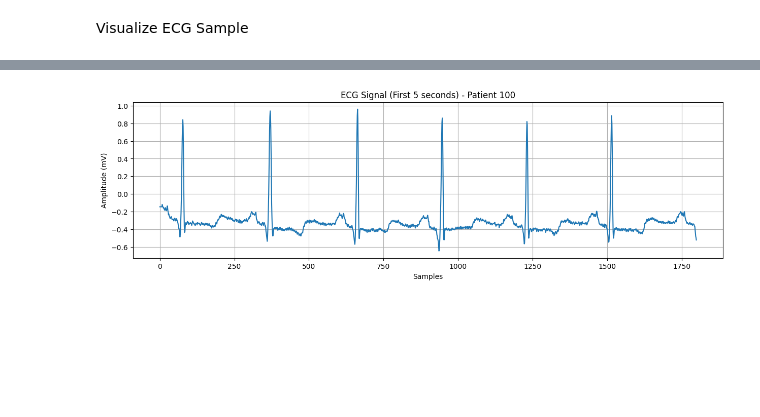
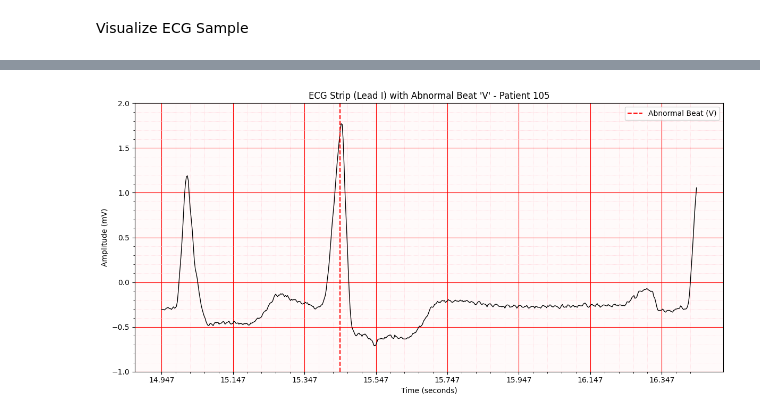
Before and after one commit to Surakshajain06/ECG-Classification-using-Autoencoder, a Jupyter notebook: Notebook/02. EDA.ipynb, the cells around one changed output, grey strips where cells are left out. Saved outputs shown, nothing was run; the diff lists cells and outputs as text; code cells hidden in the pictures; blank space fills up the shorter version.

Commit message:
Images

```diff
--- a/Notebook/02. EDA.ipynb
+++ b/Notebook/02. EDA.ipynb
@@ -63,19 +184,70 @@ Visualize ECG Sample
 # %%
+import wfdb
 import matplotlib.pyplot as plt
-import wfdb
+import numpy as np
 
-# Load full signal for patient 100 again (or store in all_records next time)
-record = wfdb.rdrecord("../Data/100")
-signal = record.p_signal  # Full ECG signal as a NumPy array
-fs = record.fs
+# Load record with abnormal beats
+record_id = "105"
+record = wfdb.rdrecord(f"../Data/{record_id}")
+annotation = wfdb.rdann(f"../Data/{record_id}", 'atr')
 
-# Plot first 5 seconds (fs * 5 samples)
-plt.figure(figsize=(15, 4))
-plt.plot(signal[:fs*5, 0])  # Lead 0 (e.g., MLII)
-plt.title("ECG Signal (First 5 seconds) - Patient 100")
-plt.xlabel("Samples")
-plt.ylabel("Amplitude (mV)")
-plt.grid(True)
-plt.show()
+signal = record.p_signal
+fs = record.fs  # 360 Hz for MIT-BIH
+
+# Find first 'V' beat
+Normal_indices = [i for i, sym in enumerate(annotation.symbol) if sym == 'V']
+
+if Normal_indices:
+    idx = Normal_indices[0]
+    beat_sample = annotation.sample[idx]
+
+    # Window: 0.5s before, 1s after
+    start = max(0, beat_sample - int(0.5 * fs))
+    end = min(len(signal), beat_sample + int(1.0 * fs))
+
+    ecg_segment = signal[start:end, 0]  # Lead I
+    time = np.arange(start, end) / fs
+
+    # Plot ECG segment
+    fig, ax = plt.subplots(figsize=(12, 6))
+    ax.plot(time, ecg_segment, color='black', linewidth=1)
+
+    # Mark abnormal beat
+    ax.axvline(x=beat_sample / fs, color='red', linestyle='--', label="Abnormal Beat (V)")
+
+    # ECG-style grid setup
+    ax.set_facecolor('#fffafa')  # Light pink background
+
+    # Y-axis limits aligned to 0.5 mV blocks
+    ymin = np.floor(min(ecg_segment) * 2) / 2
+    ymax = np.ceil(max(ecg_segment) * 2) / 2
+    ax.set_ylim([ymin, ymax])
+
+    # X-axis major/minor ticks (time)
+    major_xticks = np.arange(time[0], time[-1], 0.2)   # Large box = 0.2 sec
+    minor_xticks = np.arange(time[0], time[-1], 0.04)  # Small box = 0.04 sec
+    ax.set_xticks(major_xticks)
+    ax.set_xticks(minor_xticks, minor=True)
+
+    # Y-axis major/minor ticks (mV)
+    major_yticks = np.arange(ymin, ymax + 0.5, 0.5)
+    minor_yticks = np.arange(ymin, ymax + 0.1, 0.1)
+    ax.set_yticks(major_yticks)
+    ax.set_yticks(minor_yticks, minor=True)
+
+    # Draw grids
+    ax.grid(which='major', color='red', linewidth=0.8)
+    ax.grid(which='minor', color='pink', linestyle=':', linewidth=0.5)
+
+    # Labels
+    ax.set_title(f"ECG Strip (Lead I) with Abnormal Beat 'V' - Patient {record_id}")
+    ax.set_xlabel("Time (seconds)")
+    ax.set_ylabel("Amplitude (mV)")
+    ax.legend()
+    plt.tight_layout()
+    plt.show()
+
+else:
+    print(f"No abnormal beat 'V' found in patient {record_id}.")
 # %% [output]
-[figure, old version]
+[figure, new version]
```
Also changed, not shown: parts of 11 cells of this notebook, 3 other files.
